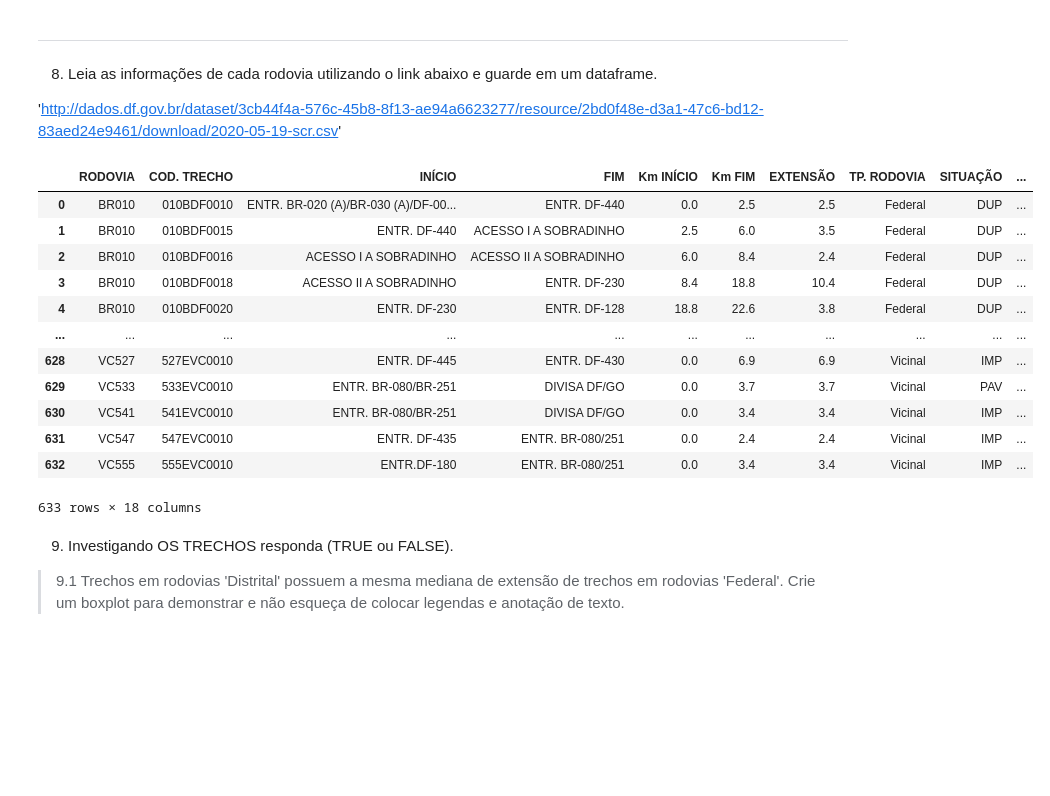
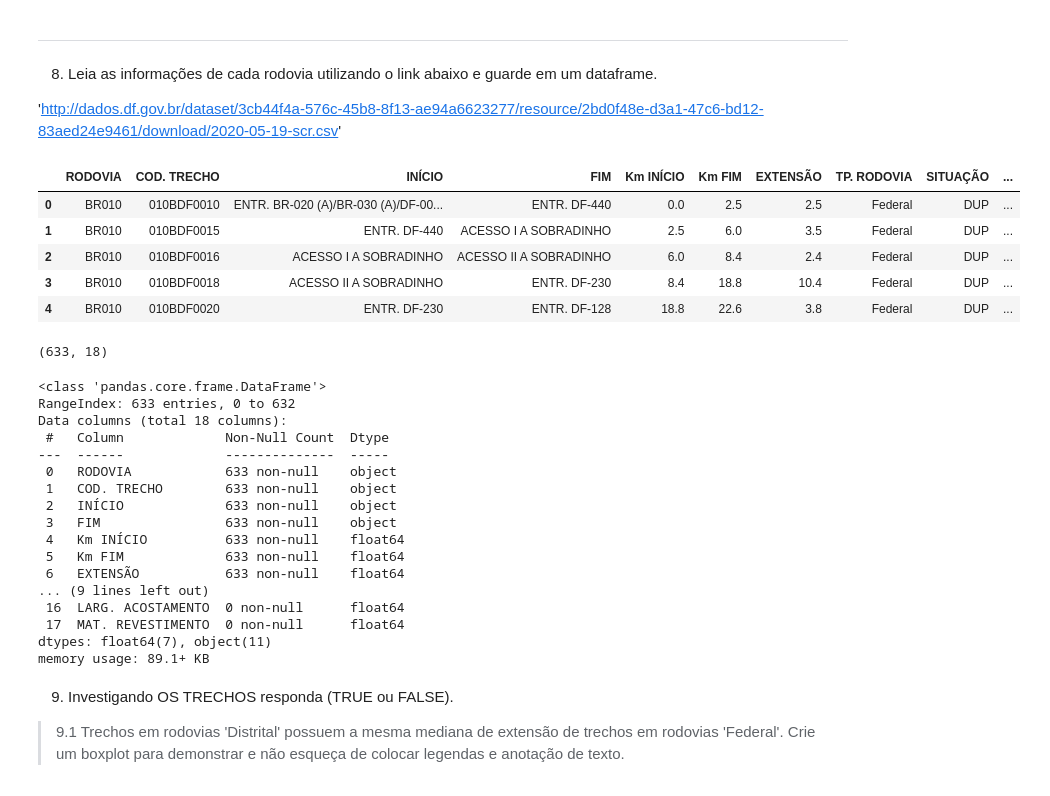
Before and after one commit to raquelcreis/CastoresIndomaveis, a Jupyter notebook: lista002_pandas_matplotlib_Raquel_Reis.ipynb, the cells around one changed output. Saved outputs shown, nothing was run; the diff lists cells and outputs as text; code cells hidden in the pictures; blank space fills up the shorter version.

```diff
--- a/lista002_pandas_matplotlib_Raquel_Reis.ipynb
+++ b/lista002_pandas_matplotlib_Raquel_Reis.ipynb
@@ -194,21 +194,38 @@ ___
 'http://dados.df.gov.br/dataset/3cb44f4a-576c-45b8-8f13-ae94a6623277/resource/2bd0f48e-d3a1-47c6-bd12-83aed24e9461/download/2020-05-19-scr.csv'
 # %%
 df2 = pd.read_csv('http://dados.df.gov.br/dataset/3cb44f4a-576c-45b8-8f13-ae94a6623277/resource/2bd0f48e-d3a1-47c6-bd12-83aed24e9461/download/2020-05-19-scr.csv',sep=';',encoding='latin-1',low_memory=False)
-df2
+df2.head()
 # %% [output]
 |  | RODOVIA | COD. TRECHO | INÍCIO | FIM | Km INÍCIO | Km FIM | EXTENSÃO | TP. RODOVIA | SITUAÇÃO | ... |
 | 0 | BR010 | 010BDF0010 | ENTR. BR-020 (A)/BR-030 (A)/DF-00... | ENTR. DF-440 | 0.0 | 2.5 | 2.5 | Federal | DUP | ... |
 | 1 | BR010 | 010BDF0015 | ENTR. DF-440 | ACESSO I A SOBRADINHO | 2.5 | 6.0 | 3.5 | Federal | DUP | ... |
 | 2 | BR010 | 010BDF0016 | ACESSO I A SOBRADINHO | ACESSO II A SOBRADINHO | 6.0 | 8.4 | 2.4 | Federal | DUP | ... |
 | 3 | BR010 | 010BDF0018 | ACESSO II A SOBRADINHO | ENTR. DF-230 | 8.4 | 18.8 | 10.4 | Federal | DUP | ... |
 | 4 | BR010 | 010BDF0020 | ENTR. DF-230 | ENTR. DF-128 | 18.8 | 22.6 | 3.8 | Federal | DUP | ... |
-| ... | ... | ... | ... | ... | ... | ... | ... | ... | ... | ... |
-| 628 | VC527 | 527EVC0010 | ENTR. DF-445 | ENTR. DF-430 | 0.0 | 6.9 | 6.9 | Vicinal | IMP | ... |
-| 629 | VC533 | 533EVC0010 | ENTR. BR-080/BR-251 | DIVISA DF/GO | 0.0 | 3.7 | 3.7 | Vicinal | PAV | ... |
-| 630 | VC541 | 541EVC0010 | ENTR. BR-080/BR-251 | DIVISA DF/GO | 0.0 | 3.4 | 3.4 | Vicinal | IMP | ... |
-| 631 | VC547 | 547EVC0010 | ENTR. DF-435 | ENTR. BR-080/251 | 0.0 | 2.4 | 2.4 | Vicinal | IMP | ... |
-| 632 | VC555 | 555EVC0010 | ENTR.DF-180 | ENTR. BR-080/251 | 0.0 | 3.4 | 3.4 | Vicinal | IMP | ... |
-633 rows × 18 columns
+# %%
+df2.shape
+# %% [output]
+(633, 18)
+# %%
+df2.info()
+# %% [output]
+<class 'pandas.core.frame.DataFrame'>
+RangeIndex: 633 entries, 0 to 632
+Data columns (total 18 columns):
+ #   Column             Non-Null Count  Dtype
+---  ------             --------------  -----
+ 0   RODOVIA            633 non-null    object
+ 1   COD. TRECHO        633 non-null    object
+ 2   INÍCIO             633 non-null    object
+ 3   FIM                633 non-null    object
+ 4   Km INÍCIO          633 non-null    float64
+ 5   Km FIM             633 non-null    float64
+ 6   EXTENSÃO           633 non-null    float64
+... (9 lines left out)
+ 16  LARG. ACOSTAMENTO  0 non-null      float64
+ 17  MAT. REVESTIMENTO  0 non-null      float64
+dtypes: float64(7), object(11)
+memory usage: 89.1+ KB
 # %% [markdown]
 9. Investigando OS TRECHOS responda (TRUE ou FALSE).
 
```
Also changed, not shown: parts of 60 cells of this notebook.
